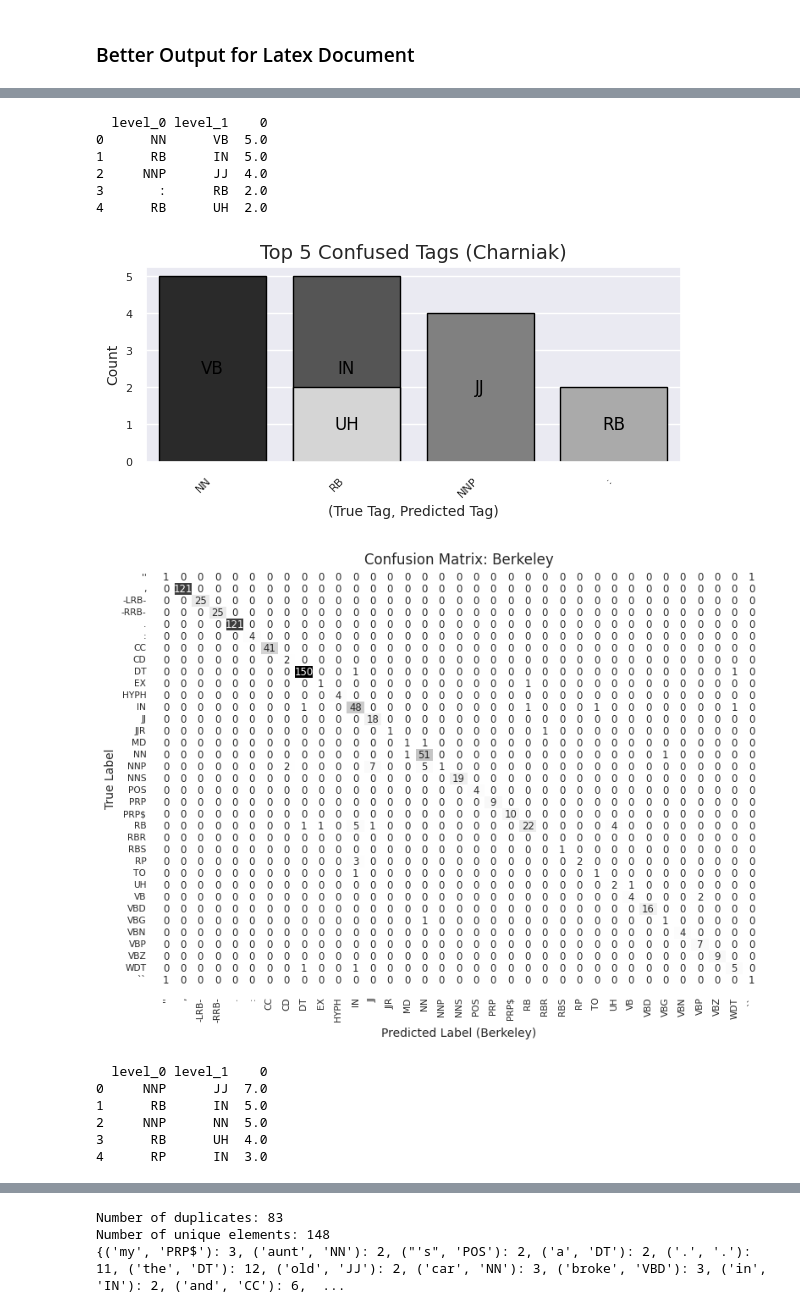
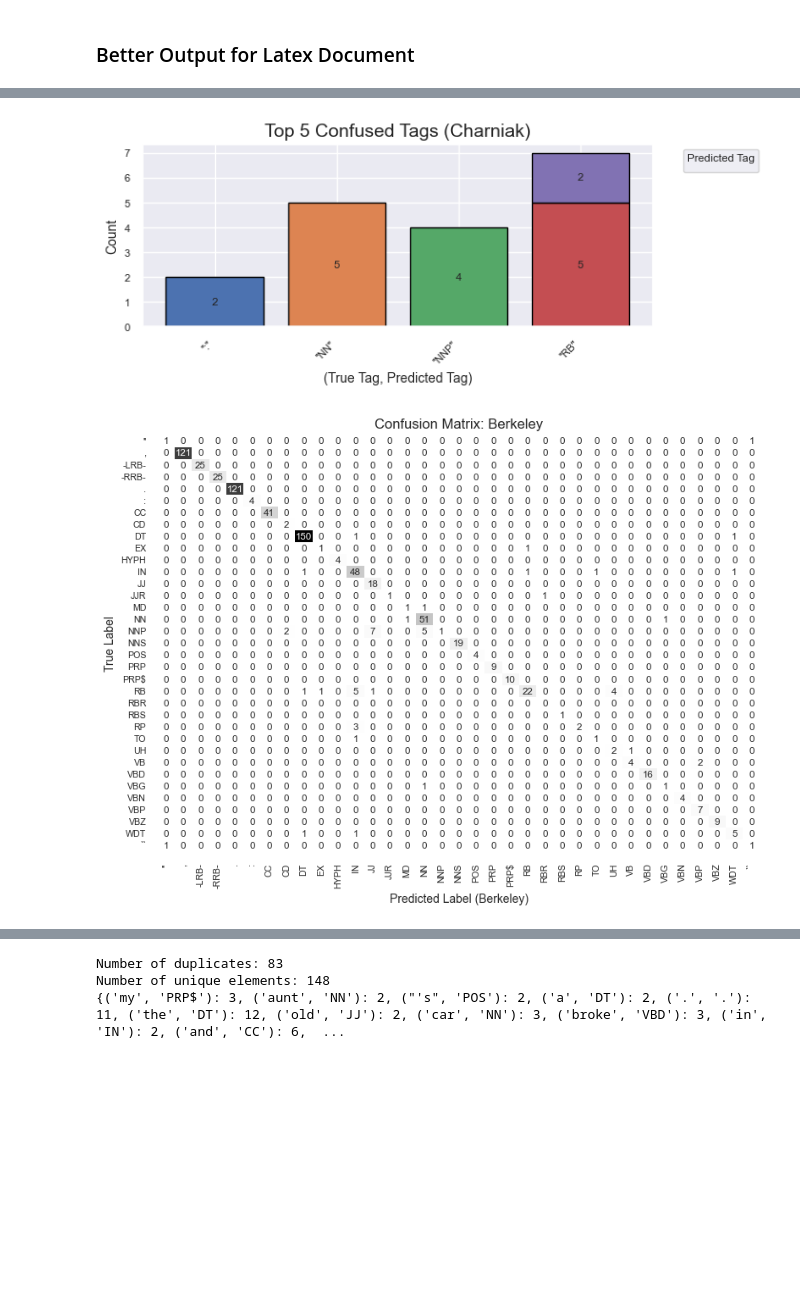
Before and after one commit to TimLukaHorstmann/L95-Project, a Jupyter notebook: parsing.ipynb, the cells around one changed output, grey strips where cells are left out. Cells and saved outputs as stored; diff of their text form; code cells hidden in the pictures; blank space fills up the shorter version.

Commit message:
Charts still to be fixed

```diff
--- a/parsing.ipynb
+++ b/parsing.ipynb
@@ -519,49 +527,50 @@ def extract_word_tags(tree_str_list):
         word_tags.extend(tree.pos())
     return word_tags
 
-# Define a function to plot the confusion counts for non-diagonal elements
+# Modify the plot_confusion_counts function
 def plot_confusion_counts(cm_df, parser_name):
     confusion_counts = cm_df.mask(np.eye(len(cm_df), dtype=bool)).stack().sort_values(ascending=False)
     confusion_counts = confusion_counts[confusion_counts > 0]  # Keep only non-zero counts
     top_confusions = confusion_counts.head(5).reset_index()  # Keep only top five confusions and reset index
 
-    print(top_confusions)
+    top_confusions = top_confusions.sort_values(by='level_0')
 
-    # Create a bar plot for the top five confusion counts
+    # Find the unique 'level_0' values (the true tags)
+    true_tags = top_confusions['level_0'].unique()
+
+    # Initialize an empty dictionary to hold the cumulative height of the bars
+    previous_heights = dict.fromkeys(true_tags, 0)
+
+    # Set up the plot
     plt.figure(figsize=(6, 3))
-    barplot = sns.barplot(x='level_0', y=0, hue='level_1', data=top_confusions, palette='gray', edgecolor="black", dodge=False)
+    bars = []  # This will keep track of the bars for the legend
 
-    # Remove the legend
-    barplot.legend_.remove()
+    # Plot each segment in the stacked bar
+    for _, row in top_confusions.iterrows():
+        true_tag, predicted_tag, count = row
+        bar = plt.bar(true_tag, count, bottom=previous_heights[true_tag], edgecolor="black", label=predicted_tag)
+        bars.append(bar)
+        # Update the height for the true tag
+        previous_heights[true_tag] += count
 
-    # Add text annotations in the middle of the bars
-    for p, label in zip(barplot.patches, top_confusions['level_1']):
-        height = p.get_height()
-        # Check if height is not zero (which can happen if the bar is too small)
-        if height > 0:
-            barplot.annotate(label,
-                            (p.get_x() + p.get_width() / 2., height/2),
-                            ha='center', va='center',
-                            fontsize=12, color='black',
-                            xytext=(0, 0),
-                            textcoords='offset points')
-        else:
-            # If the bar is too small for the label, place it above the bar
-            barplot.annotate(label,
-                            (p.get_x() + p.get_width() / 2., 0.1),
-                            ha='center', va='bottom',
-                            fontsize=9, color='black',
-                            xytext=(0, 0),
-                            textcoords='offset points')
+        # Add the count label on each bar segment
+        plt.text(bar[0].get_x() + bar[0].get_width() / 2, previous_heights[true_tag] - (count / 2),
+                 str(int(count)), ha='center', va='center')
 
     plt.title(f'Top 5 Confused Tags ({parser_name})', fontsize=14)
+
+    # Surround the xtick labels with ""
+    plt.xticks(ticks=np.arange(len(true_tags)), labels=[f'"{tag}"' for tag in true_tags], rotation=45, ha='right')
+
     plt.xlabel('(True Tag, Predicted Tag)', fontsize=10)
     plt.ylabel('Count', fontsize=10)
-    plt.xticks(rotation=45, ha='right', fontsize=8)
     plt.yticks(fontsize=8)
     plt.tight_layout()
+
+    # Create the legend
+    plt.legend(handles=[b[0] for b in bars], title="Predicted Tag", bbox_to_anchor=(1.05, 1), loc='upper left')
+
     plt.show()
-
 
 # Define a function to create a confusion matrix and plot it
 def create_confusion_matrix(df_parser, df_gold, parser_name):
@@ -610,14 +619,2 @@ cm_berkeley = create_confusion_matrix(df_berkeley, df_gold, 'Berkeley')
-  level_0 level_1    0
-0      NN      VB  5.0
-1      RB      IN  5.0
-2     NNP      JJ  4.0
-3       :      RB  2.0
-4      RB      UH  2.0
-[figure, old version]
+[figure, new version]
-[figure, old version]
+[figure, new version]
-  level_0 level_1    0
-0     NNP      JJ  7.0
-1      RB      IN  5.0
-2     NNP      NN  5.0
-3      RB      UH  4.0
-4      RP      IN  3.0
```
Also changed, not shown: parts of 5 cells of this notebook, 33 other files.
